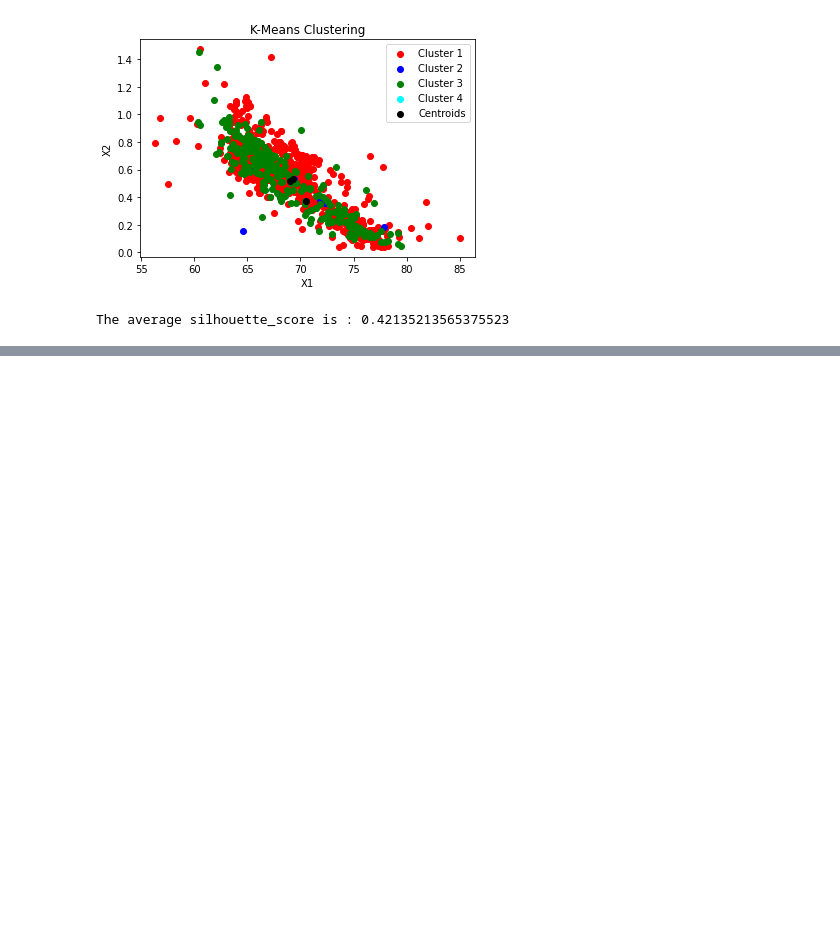
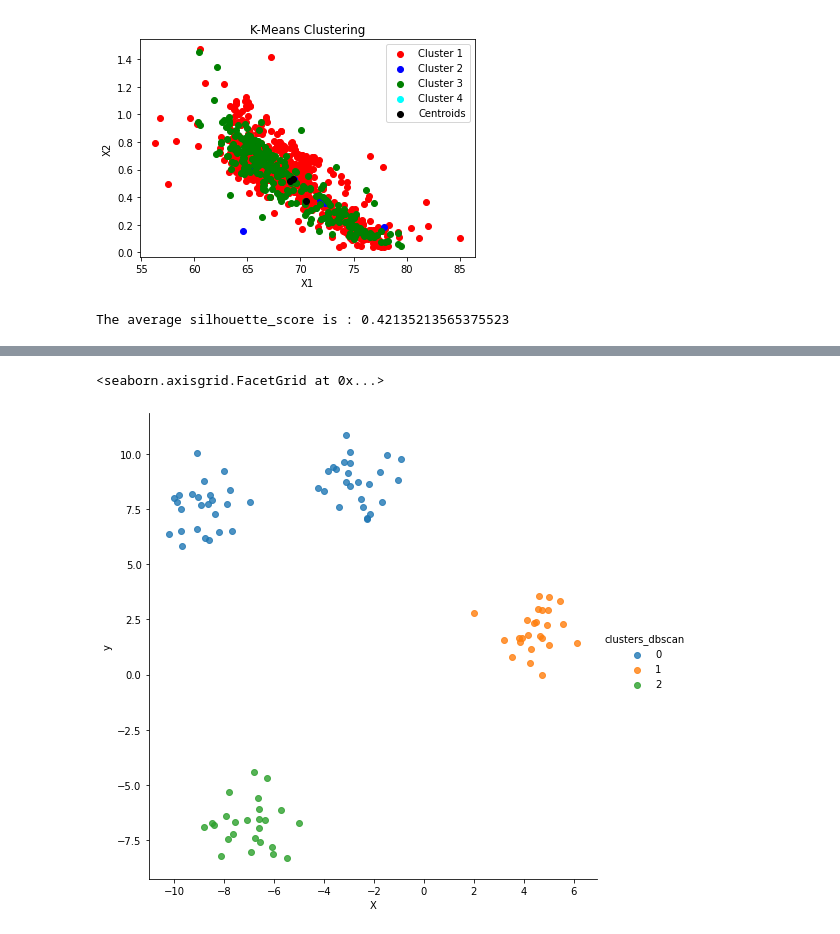
Before and after one commit to DSEI21000-S21/project-clustering-geological-samples, a Jupyter notebook: Project_notebook_final_JatinJain.ipynb, the cells around one changed output, grey strips where cells are left out. Saved outputs shown, nothing was run; the diff lists cells and outputs as text; code cells hidden in the pictures; blank space fills up the shorter version.

```diff
--- a/Project_notebook_final_JatinJain.ipynb
+++ b/Project_notebook_final_JatinJain.ipynb
@@ -906,0 +949,7 @@ The average silhouette_score is : 0.42135213565375523
+# %%
+df1["clusters_dbscan"] = dbscan.labels_
+# %%
+sns.lmplot("X", "y", data = df1, fit_reg = False, hue = "clusters_dbscan", size = 7)
+# %% [output]
+<seaborn.axisgrid.FacetGrid at 0x...>
+[figure, added]
```
Also changed, not shown: parts of 9 cells of this notebook.
